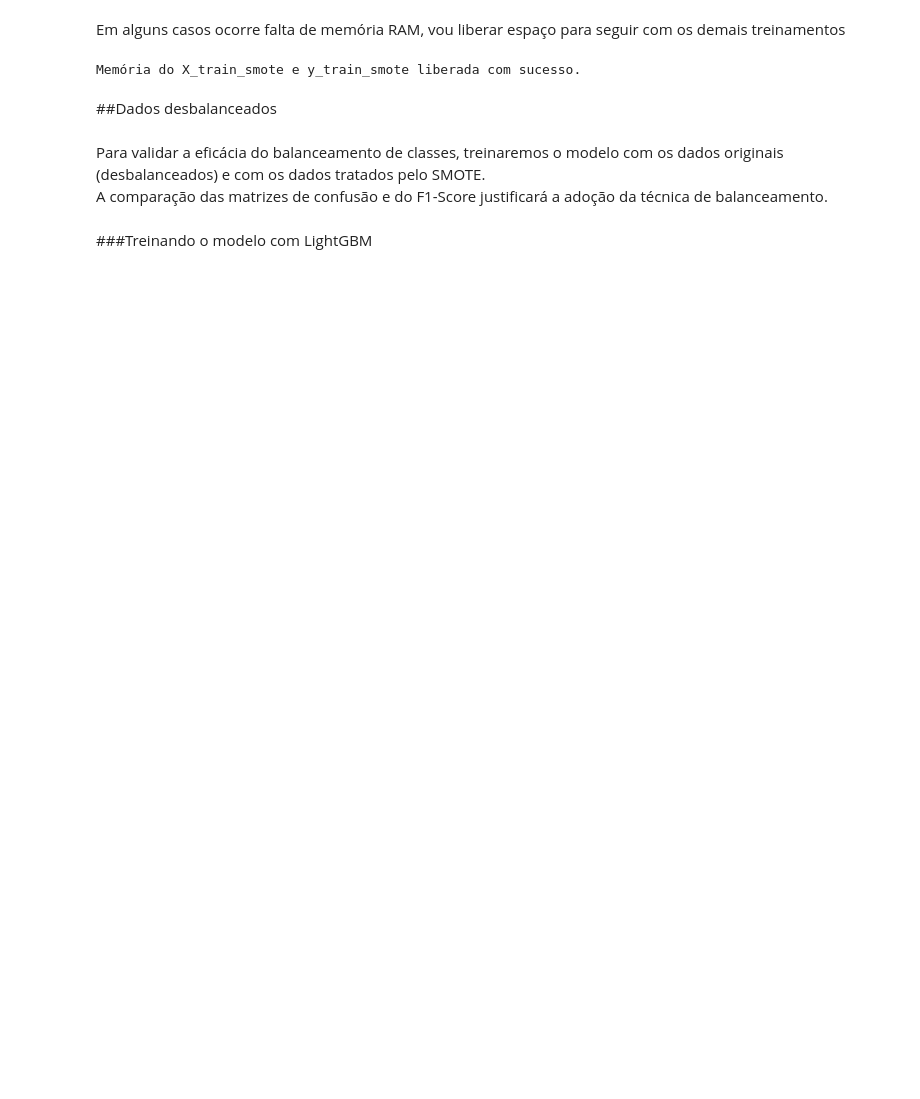
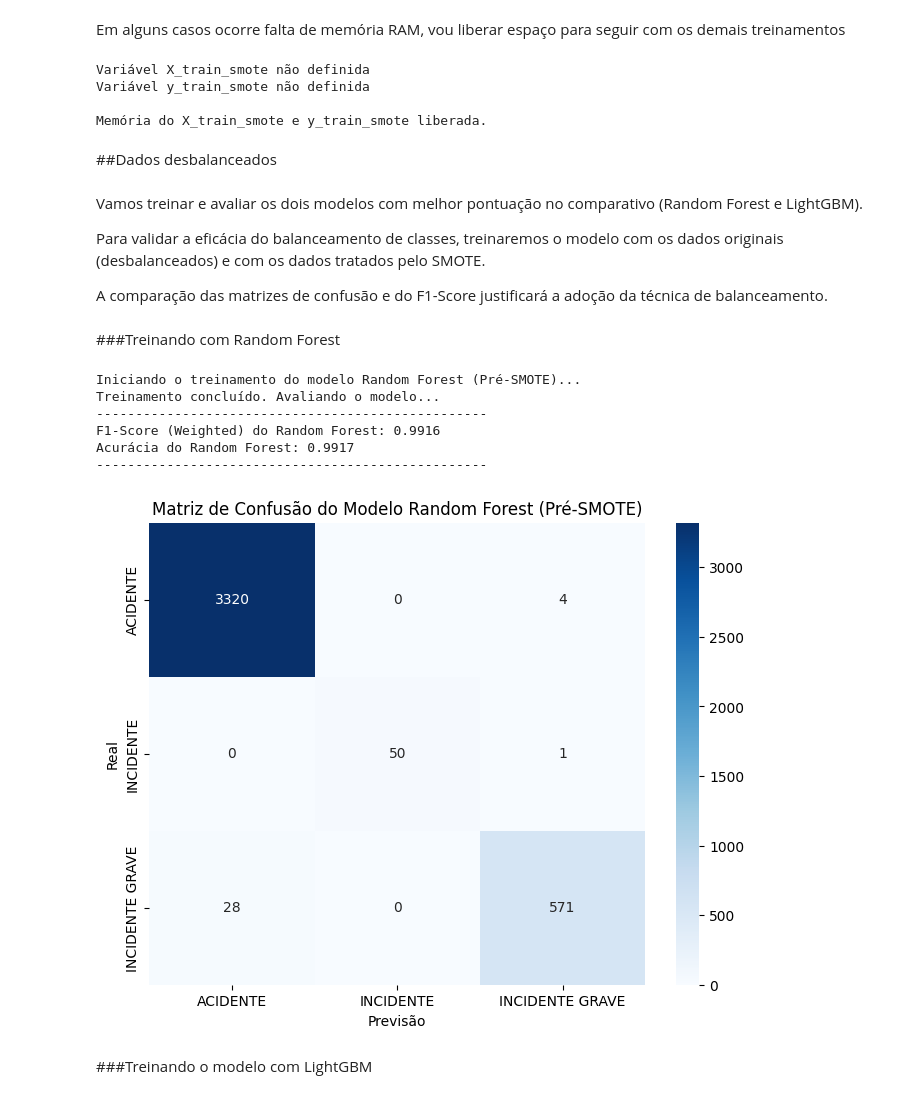
Before and after one commit to hannemanbr/PUC-Rio-MVP-Machine_Learning_Analytics, a Jupyter notebook: THOMAS_MVP_SPRINT_3_Machine_Learning_&_Analytics.ipynb, the cells around one changed output. Drawn from its saved outputs; the diff is of its cells as text; code cells hidden in the pictures; blank space fills up the shorter version.

```diff
--- a/THOMAS_MVP_SPRINT_3_Machine_Learning_&_Analytics.ipynb
+++ b/THOMAS_MVP_SPRINT_3_Machine_Learning_&_Analytics.ipynb
@@ -1139,20 +1126,92 @@ Em alguns casos ocorre falta de memória RAM, vou liberar espaço para seguir co
 # %%
 # Estes DataFrames criados pelo SMOTE são muito grandes e não são mais necessários
 # agora que os modelos já foram treinados e avaliados.
-del X_train_smote
-del y_train_smote
+
+try:
+    del X_train_smote
+except NameError:
+    print("Variável X_train_smote não definida")
+
+try:
+    del y_train_smote
+except NameError:
+    print("Variável y_train_smote não definida")
 
 # Coletor para forçar a liberação
 gc.collect()
 
-print("\nMemória do X_train_smote e y_train_smote liberada com sucesso.")
+print("\nMemória do X_train_smote e y_train_smote liberada.")
 # %% [output]
-Memória do X_train_smote e y_train_smote liberada com sucesso.
+Variável X_train_smote não definida
+Variável y_train_smote não definida
+
+Memória do X_train_smote e y_train_smote liberada.
 # %% [markdown]
 ##Dados desbalanceados
 # %% [markdown]
+Vamos treinar e avaliar os dois modelos com melhor pontuação no comparativo (Random Forest e LightGBM).
+
 Para validar a eficácia do balanceamento de classes, treinaremos o modelo com os dados originais (desbalanceados) e com os dados tratados pelo SMOTE.
+
 A comparação das matrizes de confusão e do F1-Score justificará a adoção da técnica de balanceamento.
+# %% [markdown]
+###Treinando com Random Forest
+# %%
+# Inicialização do Modelo Random Forest
+model_rf = RandomForestClassifier(
+    n_estimators=100,      # Número de árvores
+    random_state=42,       # Para reprodutibilidade
+    n_jobs=-1              # Usa todos os núcleos da CPU para acelerar
+)
+
+print("Iniciando o treinamento do modelo Random Forest (Pré-SMOTE)...")
+
+# Tratando caracteres especiais ao rodar
+X_train.columns = X_train.columns.str.replace(CARACTERES_PROIBIDOS, SUBSTITUIR_POR, regex=True)
+X_test.columns = X_test.columns.str.replace(CARACTERES_PROIBIDOS, SUBSTITUIR_POR, regex=True)
+
+# Usamos os dados originais
+model_rf.fit(X_train, y_train)
+
+print("Treinamento concluído. Avaliando o modelo...")
+
+# Usamos o conjunto de teste original para avaliação
+y_pred_rf = model_rf.predict(X_test)
+
+f1_rf = f1_score(y_test, y_pred_rf, average='weighted')
+acc_rf = accuracy_score(y_test, y_pred_rf)
+
+print("-" * 50)
+print(f"F1-Score (Weighted) do Random Forest: {f1_rf:.4f}")
+print(f"Acurácia do Random Forest: {acc_rf:.4f}")
+print("-" * 50)
+
+# Visualização da Matriz de Confusão
+cm_rf = confusion_matrix(y_test, y_pred_rf)
+
+# Usando le.classes_ para garantir que os rótulos sejam as classes originais
+plt.figure(figsize=(8, 6))
+sns.heatmap(
+    cm_rf,
+    annot=True,
+    fmt='d',
+    cmap='Blues',
+    xticklabels=le.classes_,
+    yticklabels=le.classes_
+)
+
+plt.title('Matriz de Confusão do Modelo Random Forest (Pré-SMOTE)')
+plt.xlabel('Previsão')
+plt.ylabel('Real')
+plt.show()
+# %% [output]
+Iniciando o treinamento do modelo Random Forest (Pré-SMOTE)...
+Treinamento concluído. Avaliando o modelo...
+--------------------------------------------------
+F1-Score (Weighted) do Random Forest: 0.9916
+Acurácia do Random Forest: 0.9917
+--------------------------------------------------
+[figure, added]
 # %% [markdown]
 ###Treinando o modelo com LightGBM
 # %%
```
Also changed, not shown: parts of 82 cells of this notebook.
